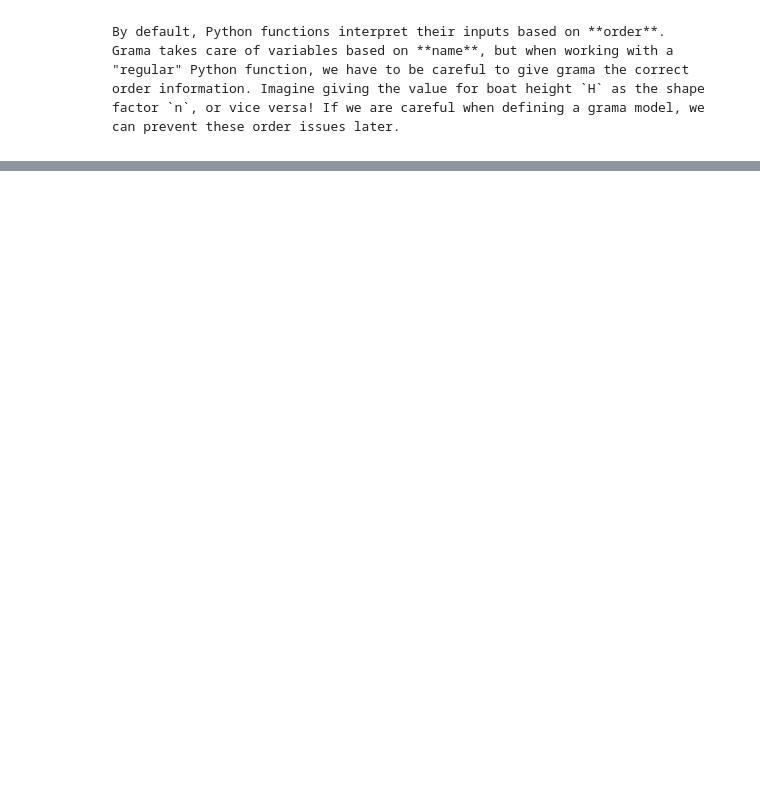
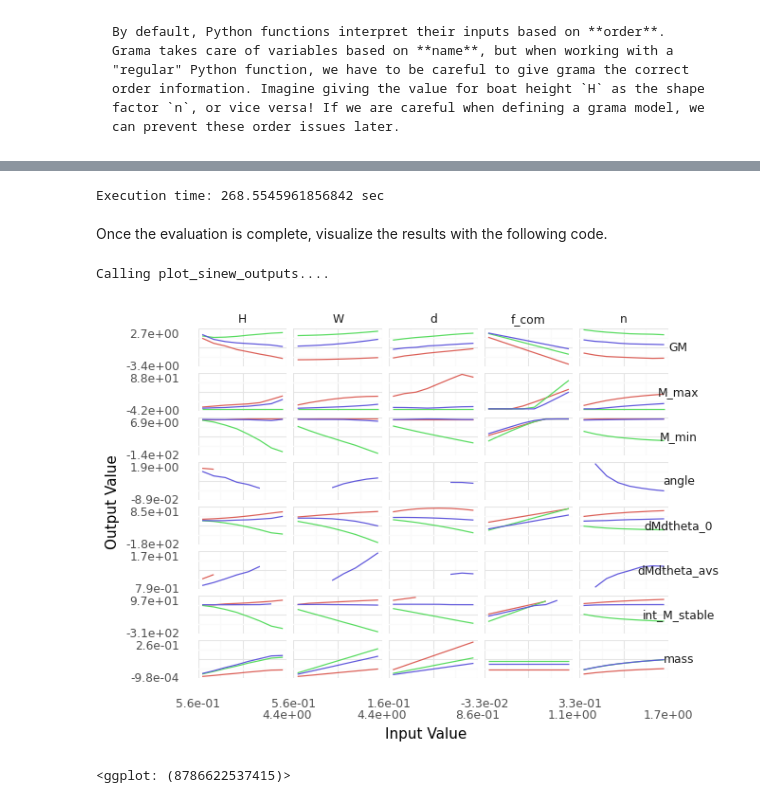
Before and after one commit to zdelrosario/evc-course, a Jupyter notebook: challenges/c04-boats-master.ipynb, the cells around one changed output, grey strips where cells are left out. Drawn from its saved outputs; the diff is of its cells as text; code cells hidden in the pictures; blank space fills up the shorter version.

```diff
--- a/challenges/c04-boats-master.ipynb
+++ b/challenges/c04-boats-master.ipynb
@@ -429,0 +560,31 @@ model: Boat performance
+# %%
+t0 = time.time()
+df_sinews = (
+    md_performance
+    >> gr.ev_sinews(
+        df_det="swp", # Sweep all deterministic inputs
+# task-begin
+        ## Use the same settings you determined above
+# task-end
+# solution-begin
+        n_density=8,
+        n_sweeps=3,
+# solution-end
+    )
+)
+t1 = time.time()
+print("Execution time: {} sec".format(t1 - t0))
+# %% [output]
+Execution time: 268.5545961856842 sec
+# %% [markdown]
+Once the evaluation is complete, visualize the results with the following code.
+# %%
+# NOTE: No need to edit; use this to visualize the results
+(
+    df_sinews
+    >> gr.pt_auto()
+)
+# %% [output]
+Calling plot_sinew_outputs....
+[figure, added]
+<ggplot: (8786622537415)>
```
Also changed, not shown: parts of 43 cells of this notebook.
